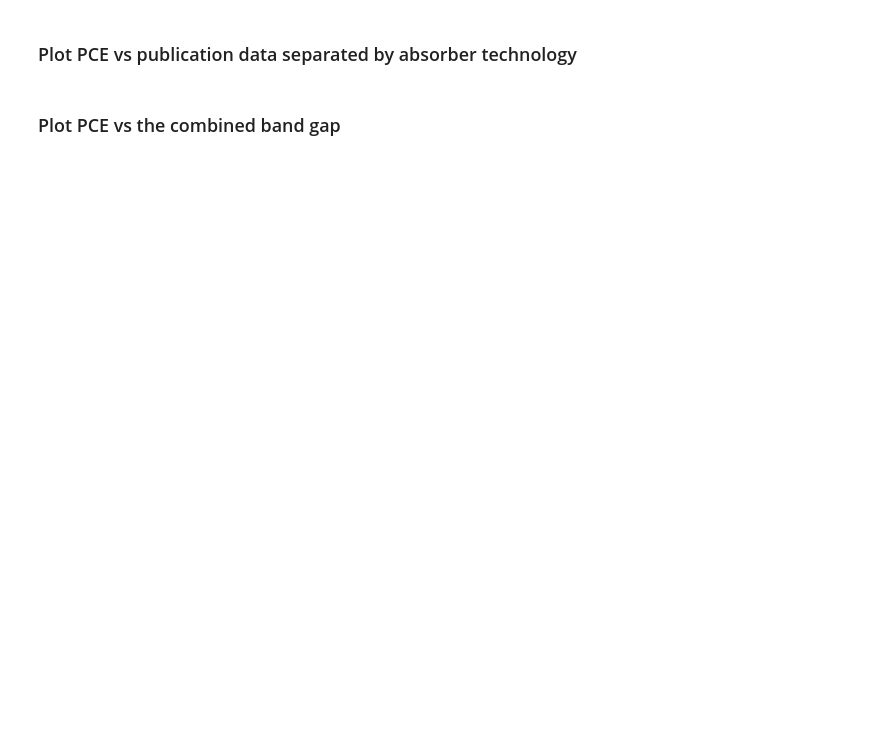
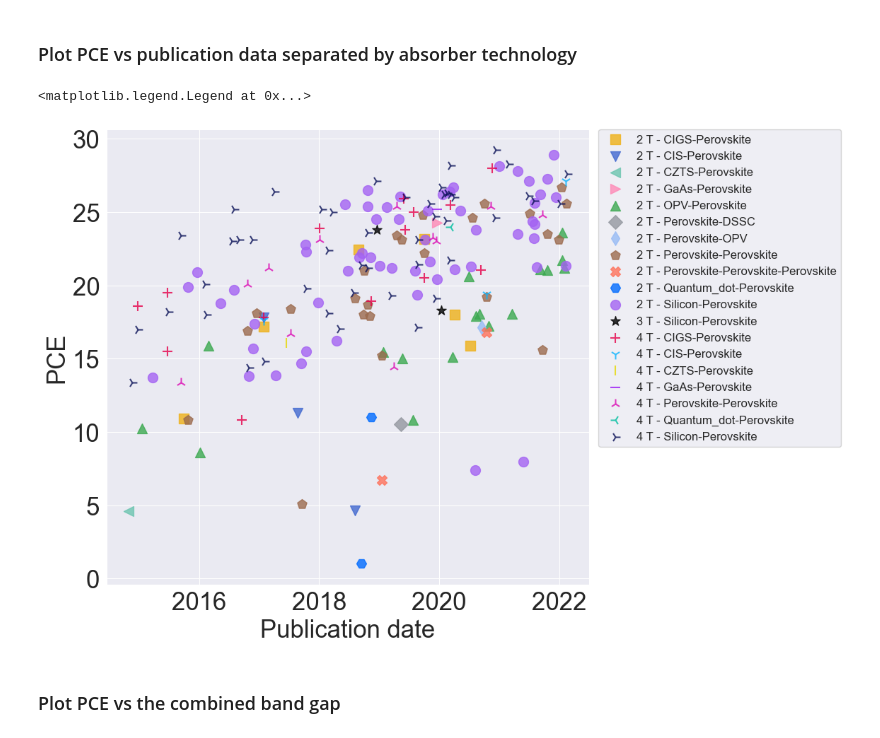
Before and after one commit to Jesperkemist/PerovskiteTandemDatabase, a Jupyter notebook: analyse_seed_dataset.ipynb, the cells around one changed output. Cells and saved outputs as stored; diff of their text form; code cells hidden in the pictures; blank space fills up the shorter version.

Commit message:
Analysis of seed data

```diff
--- a/analyse_seed_dataset.ipynb
+++ b/analyse_seed_dataset.ipynb
@@ -27,0 +23,19 @@ ModuleNotFoundError: No module named 'holoviews'
+# %%
+# Path to data
+path_data_folder = os.path.join(os.getcwd(), "seed_dataset")
+file_names = [file for file in os.listdir(path_data_folder) if os.path.isfile(os.path.join(path_data_folder, file))]
+file_names = [file for file in file_names if file[-5:]==".json"]
+
+# Read in data
+data_files = []
+for file in file_names:
+    file_path = os.path.join(path_data_folder, file)
+    with open(file_path, "r") as json_file:
+        data_files.append(json.load(json_file))
+
+# Flatten data and create dataframe
+data = pd.json_normalize(data_files)
+
+# Extract file index
+file_index = [name.split('_')[-1].split('.')[0] for name in file_names]
+file_index = [int(x) for x in file_index]
@@ -30,4 +198,52 @@ ModuleNotFoundError: No module named 'holoviews'
 # %% [markdown]
 ### Plot PCE vs publication data separated by absorber technology
+# %%
+celltype = np.sort(list(set(best_cells["celltype"].values)))
+# Marker types and colors based on the category 'celltype'
+marker_types = ['s', "v", "<", ">", "^", "D", "d", "p", "X", "H", 'o',
+                "*",
+                "+", "1", "|", "_", "2", "3", "4", "x"]
+
+colors = ["#efb118", "#4269d0", "#6cc5b0",   "#ff8ab7",   "#3ca951",  "#9498a0", "#97bbf5", "#9c6b4e",  "#ff725c",        "#006BFF", "#a463f2",
+          "black",
+          "#e60049", "#0bb4ff", "#e6d800", "#9b19f5", "#dc0ab4", "#00bfa0", "#091057"]
+
+# Map each unique celltype to a marker and color
+tech_to_marker = dict(zip(celltype, marker_types))
+tech_to_color = dict(zip(celltype, colors))
+
+# Apply a default theme
+sns.set_style("darkgrid")
+# Changing the font size for all elements in the plot
+plt.rcParams.update({'font.size': 25})
+# Set up a figure
+fig, ax = plt.subplots(figsize=(12, 8), tight_layout=True)
+
+# Iterate over the unique celltype and plot each separately with its own marker and color
+for tech in celltype:
+    # Filter the DataFrame for the current technology
+    tech_data = best_cells[best_cells['celltype'] == tech]
+
+    # Plot each technology with a specific marker and color
+    ax.scatter(
+        x=tech_data['publication_date'],
+        y=tech_data['data.key_performance_metrics.power_conversion_efficiency'],
+        label=tech,  # Add label for legend
+        marker=tech_to_marker[tech],  # Use marker based on the 'Technology'
+        color=tech_to_color[tech],  # Use color based on the 'Technology'
+        s=100,  # Marker size
+        alpha=0.8
+    )
+
+# Layout adjustments
+ax.set_ylabel("PCE")
+ax.set_xlabel("Publication date")
+ax.xaxis.set_major_locator(mdates.YearLocator(2))
+ax.legend(bbox_to_anchor=(1.02, 1), loc='upper left', borderaxespad=0, fontsize=12)
+
+# plt.savefig('figure_5_v1.pdf', dpi=600, bbox_inches='tight')
+# %% [output]
+<matplotlib.legend.Legend at 0x...>
+[figure, added]
 # %% [markdown]
 ### Plot PCE vs the combined band gap
```
Also changed, not shown: parts of 15 cells of this notebook.
